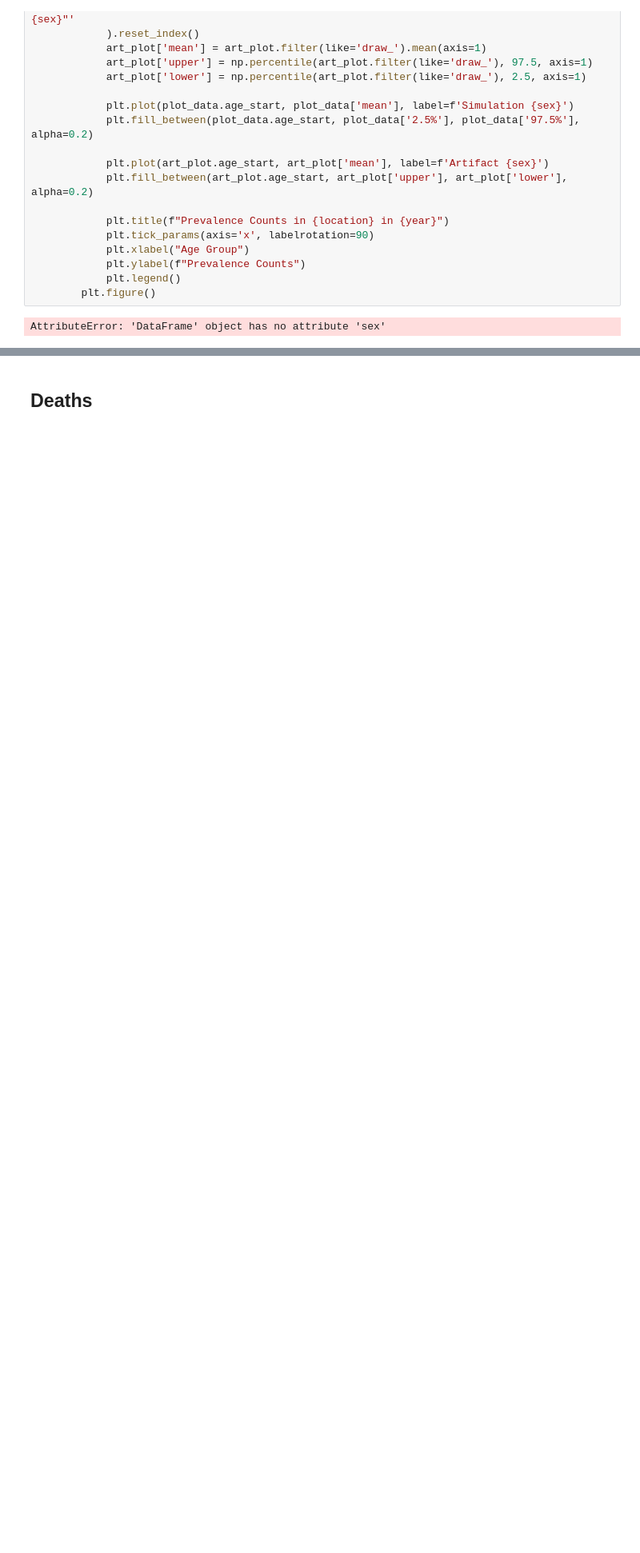
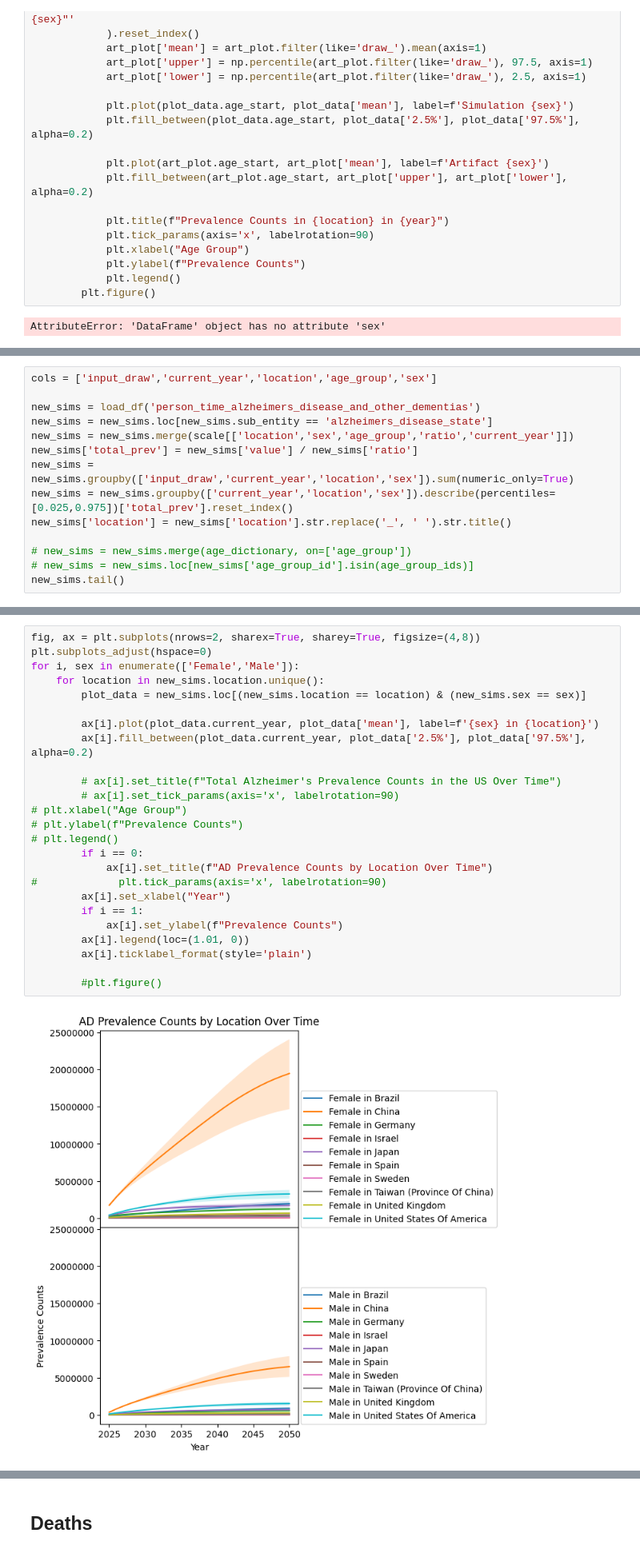
Before and after one commit to ihmeuw/vivarium_research_alzheimers, a Jupyter notebook: verification_and_validation/2025_09_24_model5.0_results_figs.ipynb, the cells around one changed output, grey strips where cells are left out. Shown at 80% size. Drawn from its saved outputs; the diff is of its cells as text; blank space fills up the shorter version.

Commit message:
Figure updates 10/10

```diff
--- a/verification_and_validation/2025_09_24_model5.0_results_figs.ipynb
+++ b/verification_and_validation/2025_09_24_model5.0_results_figs.ipynb
@@ -663,3 +773,17 @@ for i, sex in enumerate(['Female','Male']):
         #plt.figure()
 # %% [output]
 [figure]
+# %%
+cols = ['input_draw','current_year','location','age_group','sex']
+
+new_sims = load_df('person_time_alzheimers_disease_and_other_dementias')
+new_sims = new_sims.loc[new_sims.sub_entity == 'alzheimers_disease_state']
+new_sims = new_sims.merge(scale[['location','sex','age_group','ratio','current_year']])
+new_sims['total_prev'] = new_sims['value'] / new_sims['ratio']
+new_sims = new_sims.groupby(['input_draw','current_year','location','sex']).sum(numeric_only=True)
+new_sims = new_sims.groupby(['current_year','location','sex']).describe(percentiles=[0.025,0.975])['total_prev'].reset_index()
+new_sims['location'] = new_sims['location'].str.replace('_', ' ').str.title()
+
+# new_sims = new_sims.merge(age_dictionary, on=['age_group'])
+# new_sims = new_sims.loc[new_sims['age_group_id'].isin(age_group_ids)]
+new_sims.tail()
@@ -665,0 +807,27 @@ for i, sex in enumerate(['Female','Male']):
+# %%
+fig, ax = plt.subplots(nrows=2, sharex=True, sharey=True, figsize=(4,8))
+plt.subplots_adjust(hspace=0)
+for i, sex in enumerate(['Female','Male']):
+    for location in new_sims.location.unique():
+        plot_data = new_sims.loc[(new_sims.location == location) & (new_sims.sex == sex)]
+
+        ax[i].plot(plot_data.current_year, plot_data['mean'], label=f'{sex} in {location}')
+        ax[i].fill_between(plot_data.current_year, plot_data['2.5%'], plot_data['97.5%'], alpha=0.2)
+
+        # ax[i].set_title(f"Total Alzheimer's Prevalence Counts in the US Over Time")
+        # ax[i].set_tick_params(axis='x', labelrotation=90)
+# plt.xlabel("Age Group")
+# plt.ylabel(f"Prevalence Counts")
+# plt.legend()
+        if i == 0:
+            ax[i].set_title(f"AD Prevalence Counts by Location Over Time")
+#             plt.tick_params(axis='x', labelrotation=90)
+        ax[i].set_xlabel("Year")
+        if i == 1:
+            ax[i].set_ylabel(f"Prevalence Counts")
+        ax[i].legend(loc=(1.01, 0))
+        ax[i].ticklabel_format(style='plain')
+
+        #plt.figure()
+# %% [output]
+[figure, added]
```
Also changed, not shown: parts of 14 cells of this notebook.
